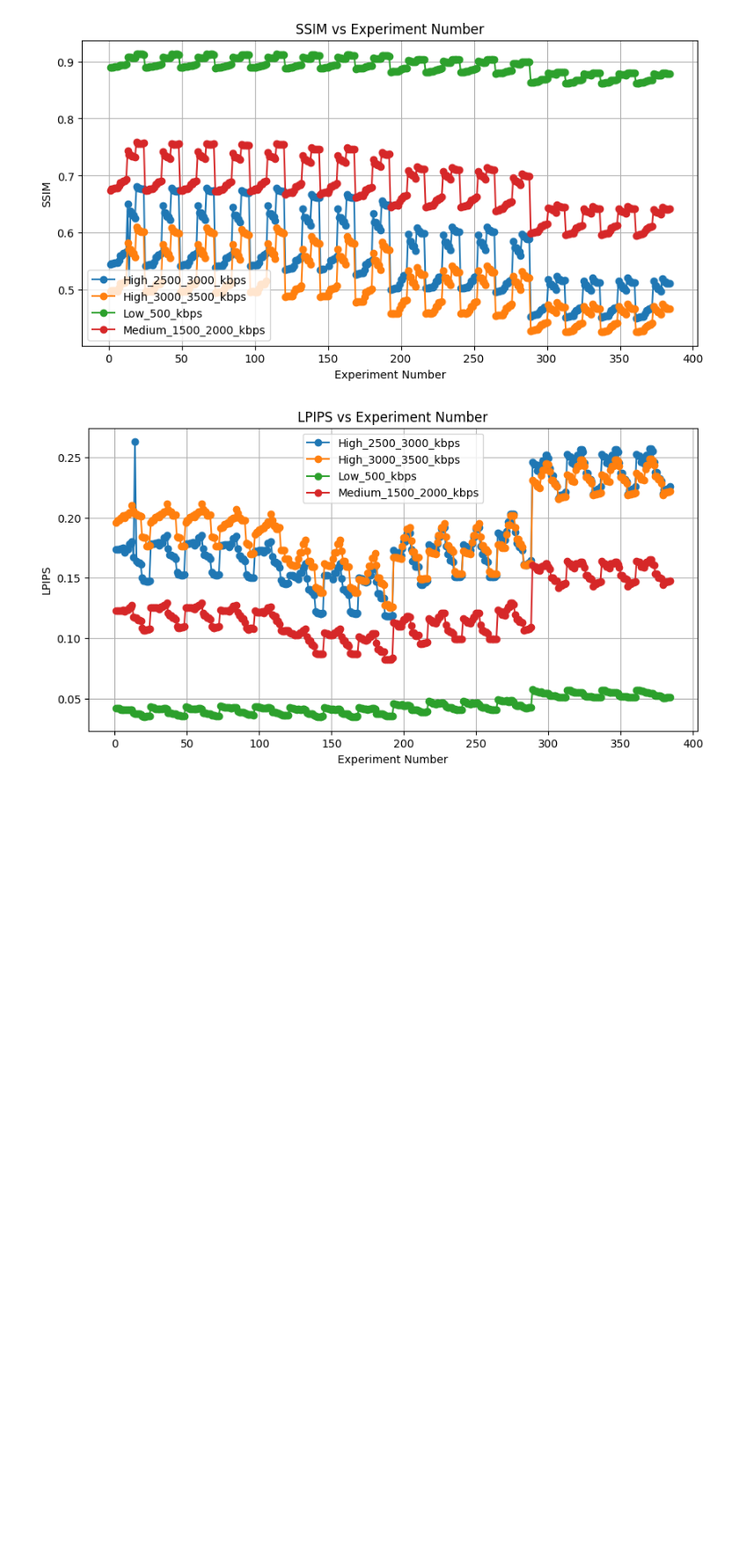
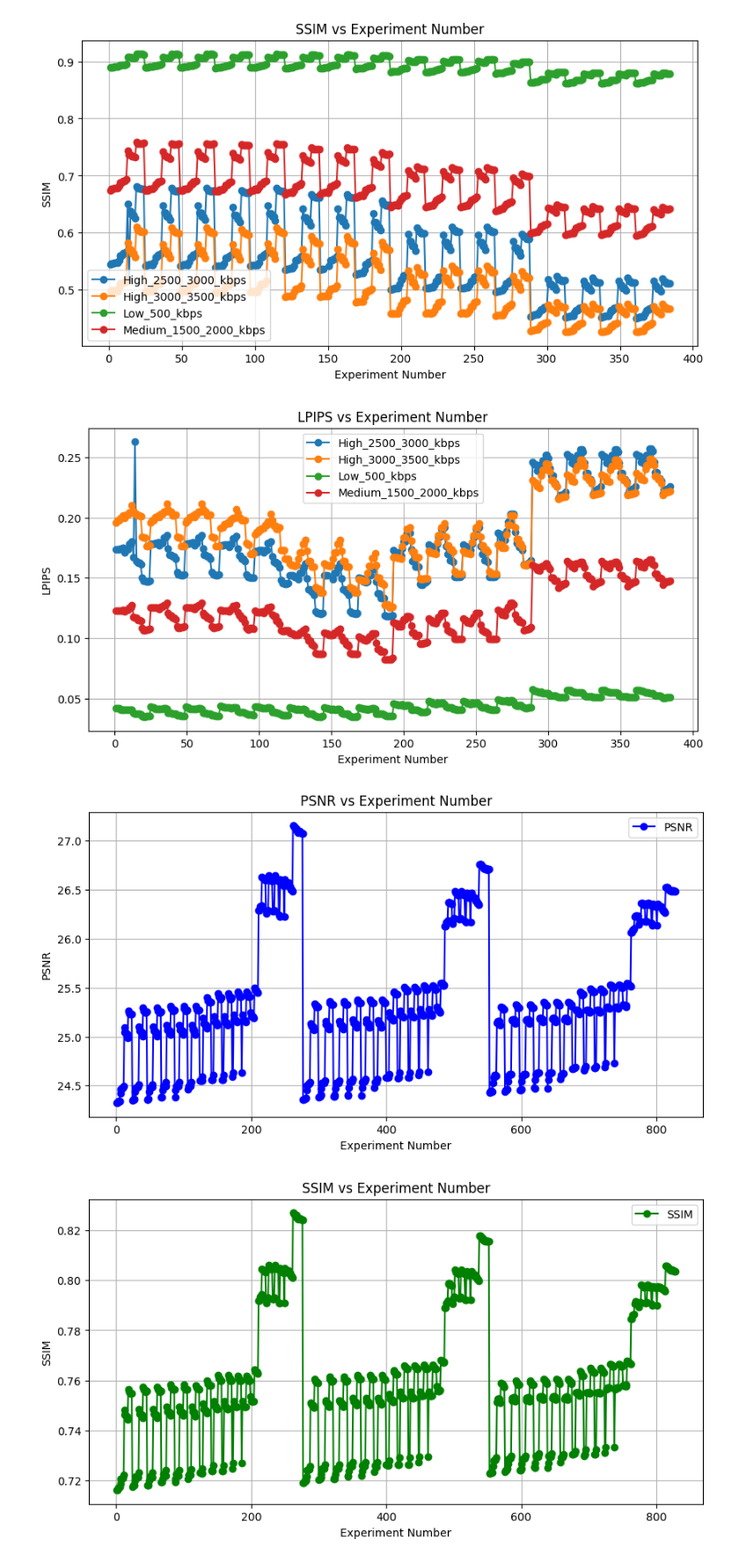
Before and after one commit to c976237222/HunyuanVideo_efficiency, a Jupyter notebook: analysis.ipynb, the cells around one changed output. Shown at 88% size. Saved outputs shown, nothing was run; the diff lists cells and outputs as text; code cells hidden in the pictures; blank space fills up the shorter version.

```diff
--- a/analysis.ipynb
+++ b/analysis.ipynb
@@ -467,3 +467,70 @@ plot_metric("LPIPS", "LPIPS", "LPIPS vs Experiment Number")
 [figure]
 [figure]
 [figure]
+# %%
+import os
+import pandas as pd
+import matplotlib.pyplot as plt
+
+# 确保路径正确
+metrics_dir = "/mnt/public/wangsiyuan/HunyuanVideo_efficiency/analysis/two_true_stride_metrics"
+
+if not os.path.exists(metrics_dir):
+    raise FileNotFoundError(f"❌ 目录不存在: {metrics_dir}，请检查路径是否正确！")
+
+# 存储数据
+data = []
+
+# 遍历每个 exp 目录
+for exp_folder in sorted(os.listdir(metrics_dir), key=lambda x: int(x.replace("exp_", "")) if x.startswith("exp_") else float("inf")):
+    exp_path = os.path.join(metrics_dir, exp_folder)
+    if os.path.isdir(exp_path):
+        # 找到 txt 文件
+        for file in os.listdir(exp_path):
+            if file.endswith(".txt"):
+                file_path = os.path.join(exp_path, file)
+                with open(file_path, "r") as f:
+                    content = f.readlines()
+                    # 解析 PSNR, SSIM, LPIPS
+                    psnr = float(content[4].split(":")[1].strip())  # PSNR 在第 5 行（索引 4）
+                    ssim = float(content[5].split(":")[1].strip())  # SSIM 在第 6 行（索引 5）
+                    lpips = float(content[6].split(":")[1].strip()) # LPIPS 在第 7 行（索引 6）
+                    exp_number = int(exp_folder.replace("exp_", ""))
+                    data.append([exp_number, psnr, ssim, lpips])
+
+# 转换为 DataFrame
+df = pd.DataFrame(data, columns=["exp", "PSNR", "SSIM", "LPIPS"])
+df = df.sort_values("exp")
+
+# 画 PSNR 图
+plt.figure(figsize=(10, 5))
+plt.plot(df["exp"], df["PSNR"], marker="o", linestyle="-", label="PSNR", color="blue")
+plt.xlabel("Experiment Number")
+plt.ylabel("PSNR")
+plt.title("PSNR vs Experiment Number")
+plt.grid(True)
+plt.legend()
+plt.show()
+
+# 画 SSIM 图
+plt.figure(figsize=(10, 5))
+plt.plot(df["exp"], df["SSIM"], marker="o", linestyle="-", label="SSIM", color="green")
+plt.xlabel("Experiment Number")
+plt.ylabel("SSIM")
+plt.title("SSIM vs Experiment Number")
+plt.grid(True)
+plt.legend()
+plt.show()
+
+# 画 LPIPS 图
+plt.figure(figsize=(10, 5))
+plt.plot(df["exp"], df["LPIPS"], marker="o", linestyle="-", label="LPIPS", color="red")
+plt.xlabel("Experiment Number")
+plt.ylabel("LPIPS")
+plt.title("LPIPS vs Experiment Number")
+plt.grid(True)
+plt.legend()
+plt.show()
+# %% [output]
+[figure, added]
+[figure, added]
```
Also changed, not shown: parts of 2 cells of this notebook, 2 other files.
